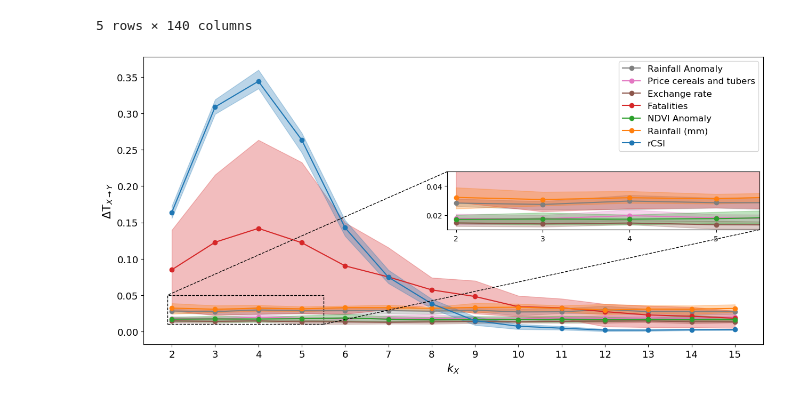
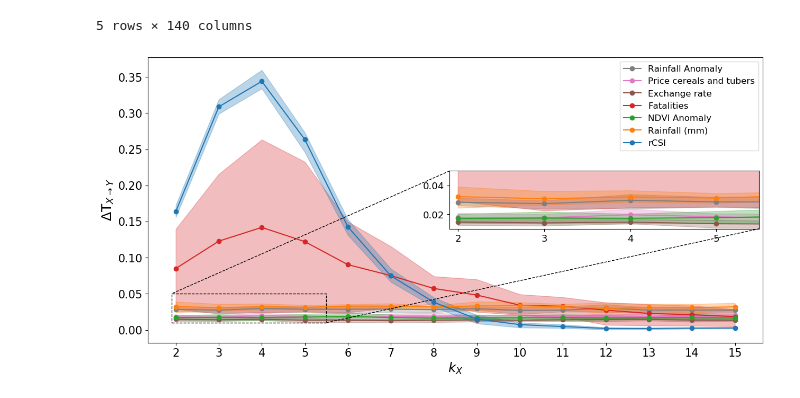
Before and after one commit to pietro-foini/ISI-WFP, a Jupyter notebook: project/Symbolic Transfer Entropy/Causality - Symbolic Transfer Entropy .ipynb, the cells around one changed output. Drawn from its saved outputs; the diff is of its cells as text; code cells hidden in the pictures.

```diff
--- a/project/Symbolic Transfer Entropy/Causality - Symbolic Transfer Entropy .ipynb
+++ b/project/Symbolic Transfer Entropy/Causality - Symbolic Transfer Entropy .ipynb
@@ -167,9 +168,9 @@ def plot_quantiles(df, title = None, xaxis = None, yaxis = None, label = None):
         # Set attributes of the plot.
         axs.set_title(title)
         axs.legend(loc = "best", prop = {"size": 15})
-        axs.set_xlabel(xaxis, fontsize = 15)
-        axs.set_ylabel(yaxis, fontsize = 15)
-        axs.tick_params(labelsize = 13)
+        axs.set_xlabel(xaxis, fontsize = 18)
+        axs.set_ylabel(yaxis, fontsize = 18)
+        axs.tick_params(labelsize = 15)
         axs.set_xticks(np.arange(1, 16))
     return fig, axs
 # %%
@@ -221,32 +222,33 @@ df_results_X = df_results_X.diff().dropna()
 # %%
 with plt.style.context("default"):
     # Define the subplot figure.
     fig, axs = plt.subplots(figsize = (15, 7))
     axins = zoomed_inset_axes(axs, 2., loc = "right")
     for i,indicator in enumerate(df_results_X.columns.get_level_values(1).unique()):
         subdf = df_results_X.xs(indicator, axis = 1, level = 1, drop_level = False)
         subdf.index = subdf.index + 1
         value_statistic = subdf.agg([lambda x: x.quantile(0.25), np.mean, lambda x: x.quantile(0.75)], axis = 1)
         value_statistic.columns = ["lower_quantile", "mean", "upper_quantile"]
         # Plot.
         value_statistic["mean"].plot(style = ".-", label = indicator, ax = axs, ms = 12, c = colors[indicator])
         value_statistic["mean"].plot(style = ".-", label = indicator, ax = axins, ms = 12, c = colors[indicator])
         axs.fill_between(x = value_statistic["mean"].index, y1 = value_statistic["lower_quantile"],
                          y2 = value_statistic["upper_quantile"], color = colors[indicator], alpha = 0.3)
         axins.fill_between(x = value_statistic["mean"].index, y1 = value_statistic["lower_quantile"],
                            y2 = value_statistic["upper_quantile"], color = colors[indicator], alpha = 0.3)
         axins.set_xticks(np.arange(1, 6))
+        axins.tick_params(labelsize = 13)
         # Set attributes of the plot.
         axs.legend(loc = "best", prop = {"size": 12})
-        axs.set_xlabel("$k_{X}$", fontsize = 15)
-        axs.set_ylabel(r'$\Delta$T$_{X \rightarrow Y}$', fontsize = 15)
-        axs.tick_params(labelsize = 13)
+        axs.set_xlabel("$k_{X}$", fontsize = 18)
+        axs.set_ylabel(r'$\Delta$T$_{X \rightarrow Y}$', fontsize = 18)
+        axs.tick_params(labelsize = 15)
         axs.set_xticks(np.arange(2, 16))
 
     axins.set_xlim(1.9, 5.5)
     axins.set_ylim(0.01, 0.05)
     mark_inset(axs, axins, loc1 = 2, loc2 = 4, fc = "none", ec = "black", linestyle  = "--")
     # Save the figure.
     fig.savefig("./images/Lags.png", bbox_inches = "tight", dpi = 300)
 # %% [output]
-[figure, old version]
+[figure, new version]
```
Also changed, not shown: parts of 2 cells of this notebook, 2 other files.
